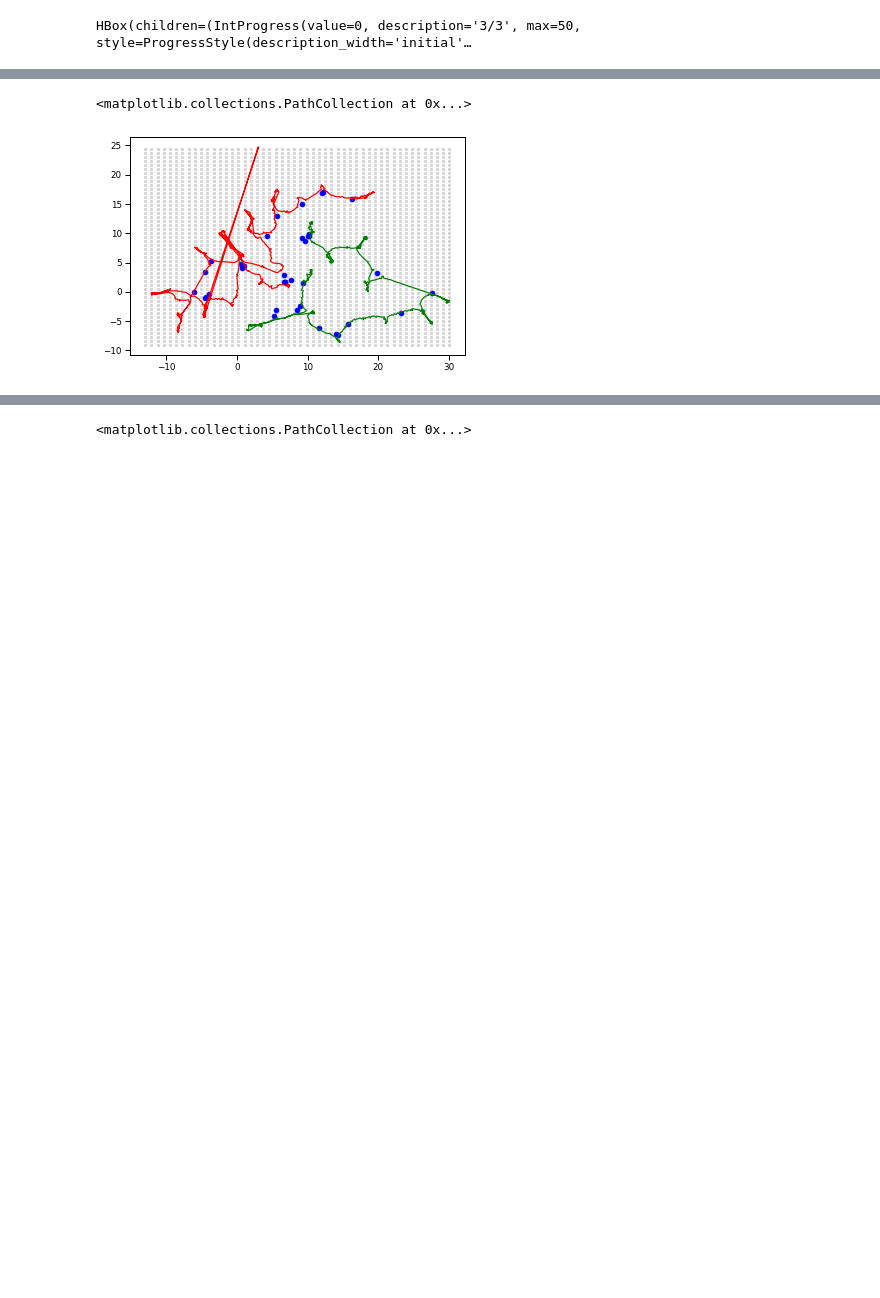
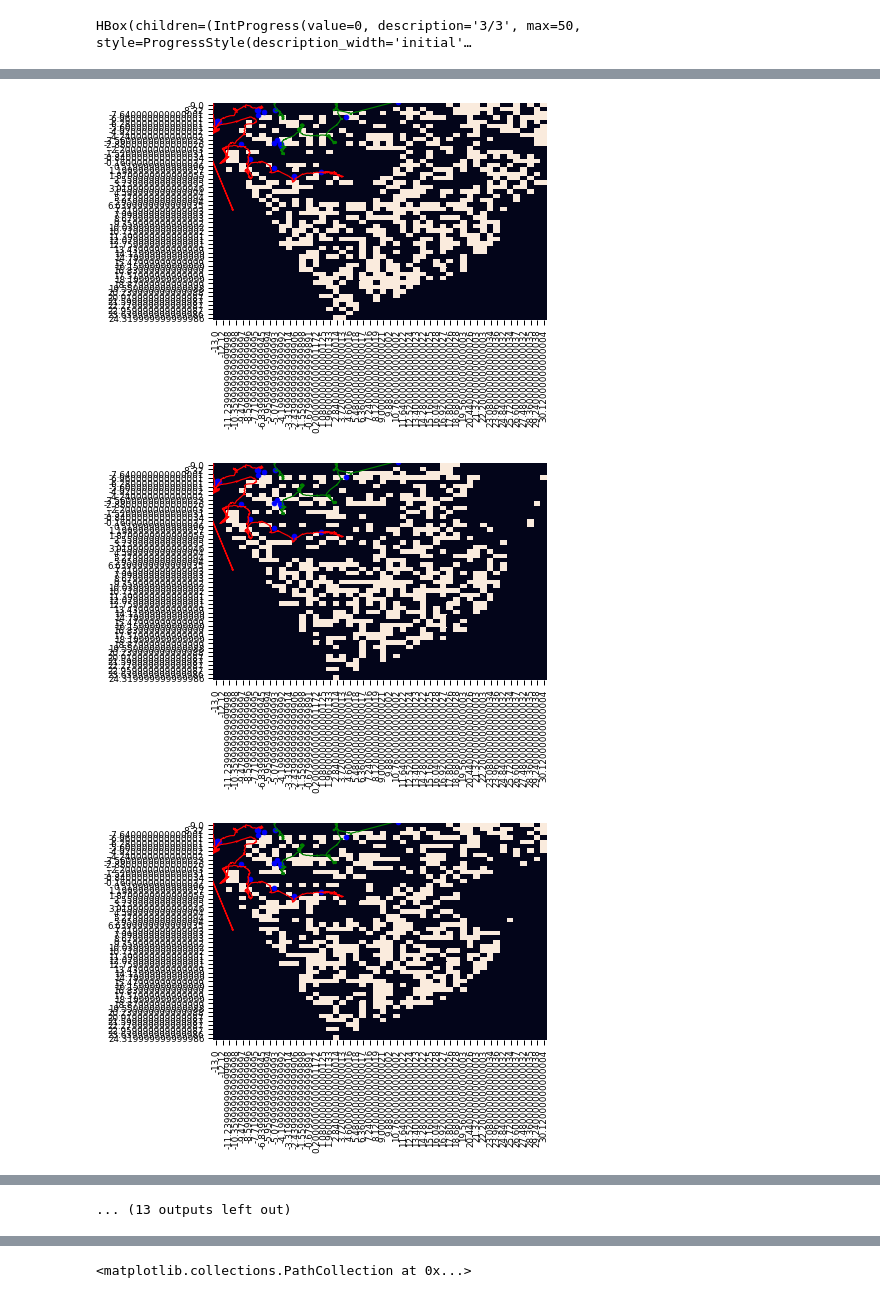
Before and after one commit to ContextLab/efficient-learning-khan, a Jupyter notebook: code/notebooks/knowledge-maps.ipynb, the cells around one changed output, grey strips where cells are left out. Drawn from its saved outputs; the diff is of its cells as text; code cells hidden in the pictures; blank space fills up the shorter version.

```diff
--- a/code/notebooks/knowledge-maps.ipynb
+++ b/code/notebooks/knowledge-maps.ipynb
@@ -139,0 +171,2 @@ assert ~np.all(np.equal(topic_space_grid, 0), axis=2).any()
+# %%
+vertices[np.where(np.abs(vertices) < 1e-4)] = np.random.rand(1)
@@ -139,0 +177,4 @@ assert ~np.all(np.equal(topic_space_grid, 0), axis=2).any()
+# %%
+for i in vertices.astype(np.float32):
+    if i[0] == i[1]:
+        i[1] += np.random.rand(1)
@@ -161,6 +368,15 @@ HBox(children=(IntProgress(value=0, description='3/3', max=50, style=ProgressSty
 # %%
-plt.scatter(vertices[:, 0], vertices[:, 1], c='lightgrey', marker='.')
-plt.plot(forces_emb[:, 0], forces_emb[:, 1], 'r-')
-plt.plot(bos_emb[:, 0], bos_emb[:, 1], 'g-')
-plt.scatter(questions_embs[:, 0], questions_embs[:, 1], c='b', marker='o')
+for i in range(25):
+    fig, ax = plt.subplots(1)
+    ax = sns.heatmap(test[:, :, i], cbar=False,
+                     xticklabels=np.arange(x_min, x_max, x_step),
+                     yticklabels=np.arange(y_min, y_max, y_step),
+                     ax=ax)
+    ax.plot(forces_emb[:, 0], forces_emb[:, 1], 'r-')
+    ax.plot(bos_emb[:, 0], bos_emb[:, 1], 'g-')
+    ax.scatter(questions_embs[:, 0], questions_embs[:, 1], c='b', marker='o')
+    plt.show()
 # %% [output]
+[figure, new version]
+[figure, added]
+[figure, added]
@@ -167,4 +392,3 @@ plt.scatter(questions_embs[:, 0], questions_embs[:, 1], c='b', marker='o')
-<matplotlib.collections.PathCollection at 0x...>
+... (13 outputs left out)
-[figure, old version]
 # %%
 # %% [output]
```
Also changed, not shown: parts of 36 cells of this notebook.
